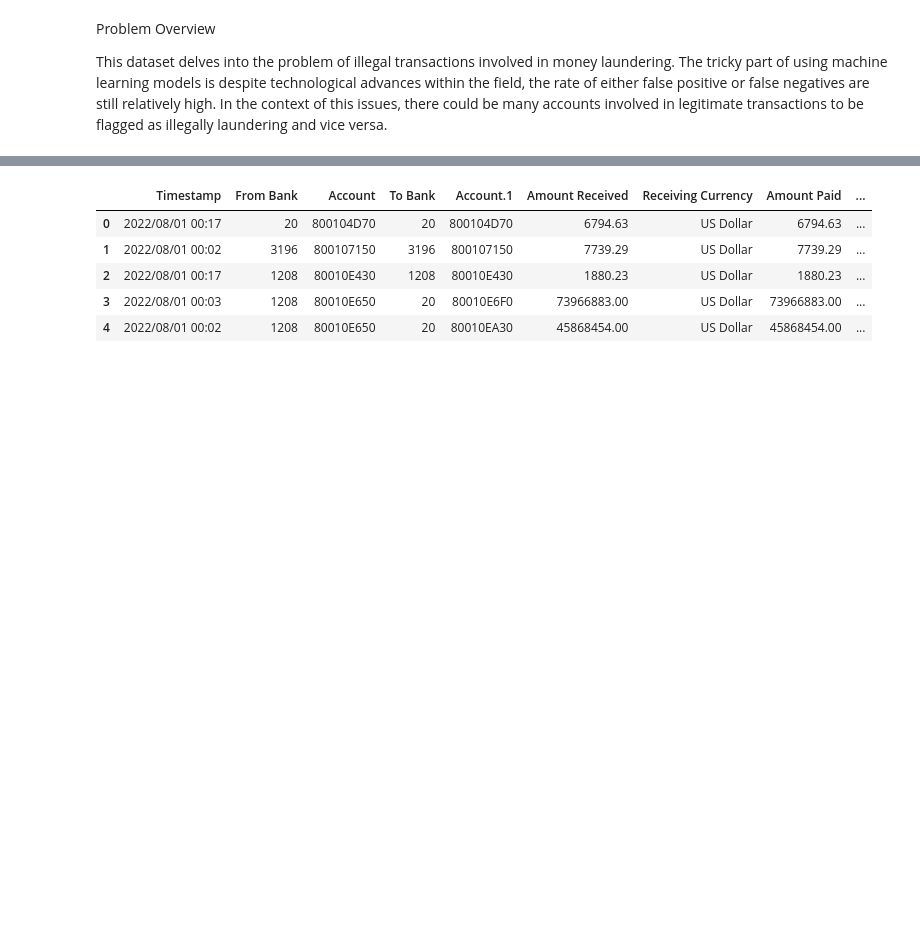
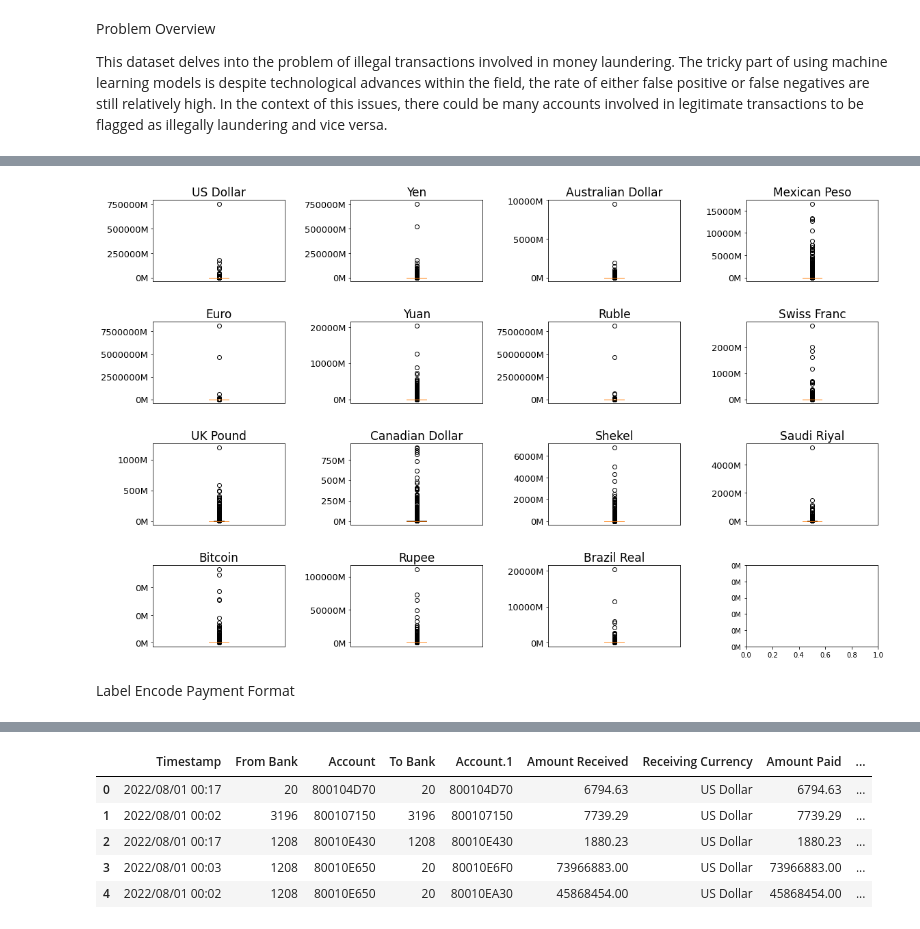
Before and after one commit to foxyglue/DSCO_pre, a Jupyter notebook: Prelim__.ipynb, the cells around one changed output, grey strips where cells are left out. Saved outputs shown, nothing was run; the diff lists cells and outputs as text; code cells hidden in the pictures; blank space fills up the shorter version.

```diff
--- a/Prelim__.ipynb
+++ b/Prelim__.ipynb
@@ -16,0 +113,3 @@ df = dd.read_csv('HI-Large_Trans.csv')
+# %%
+unique_currencies = df["Payment Currency"].unique().compute()
+unique_currencies
@@ -16,0 +133,37 @@ df = dd.read_csv('HI-Large_Trans.csv')
+# %%
+
+df_amount_received = []
+
+for i in range(len(unique_currencies)):
+    df_amount_received.append([])
+
+for i in tqdm(range(2)):
+    df_temp = np.array(df.get_partition(i)[["Amount Received", "Payment Currency"]].compute())
+    for y in range(len(unique_currencies)):
+        df_amount_received[y] = np.append(df_amount_received[y], df_temp[df_temp[:, 1] == unique_currencies[y]][:,0])
+
+
+fig, ax = plt.subplots(ncols=4, nrows=4, figsize=(19,12))
+
+plt.gca().yaxis.set_major_formatter(FuncFormatter(millions_formatter))
+plt.subplots_adjust(wspace=0.5, hspace=0.5)
+
+row = 0
+col = 0
+
+for i in range(len(unique_currencies)):
+    ax[col,row].boxplot(df_amount_received[i])
+    ax[col,row].set_title(unique_currencies[i], fontsize = 17)
+    ax[col,row].yaxis.set_major_formatter(FuncFormatter(millions_formatter))
+    ax[col,row].set_xticks([])
+    ax[col,row].yaxis.set_tick_params(labelsize=13)
+
+    if(col < 3):
+        col += 1
+    else:
+        col = 0
+        row += 1
+# %% [output]
+[figure, added]
+# %% [markdown]
+Label Encode Payment Format
```
Also changed, not shown: parts of 46 cells of this notebook, 1 other file.
